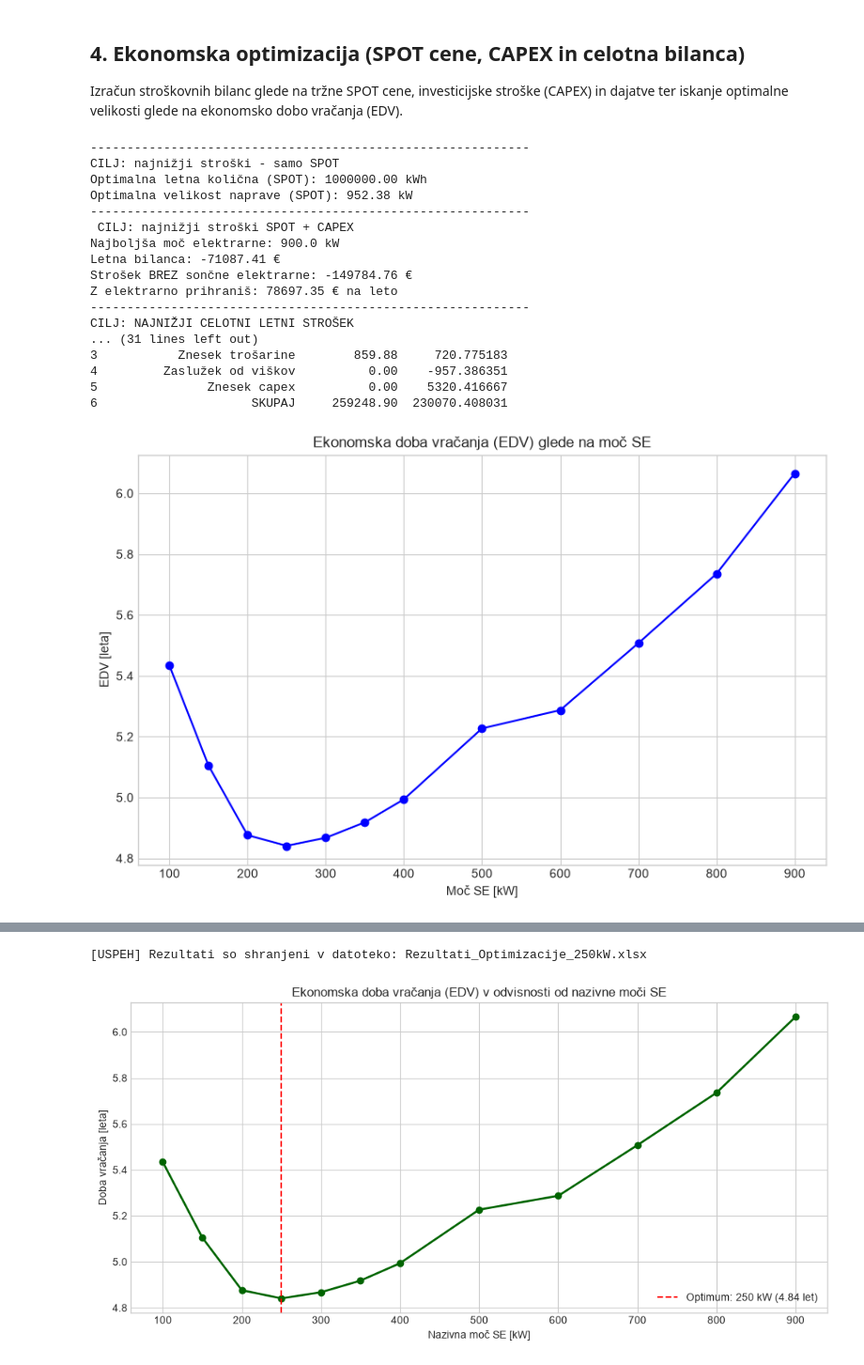
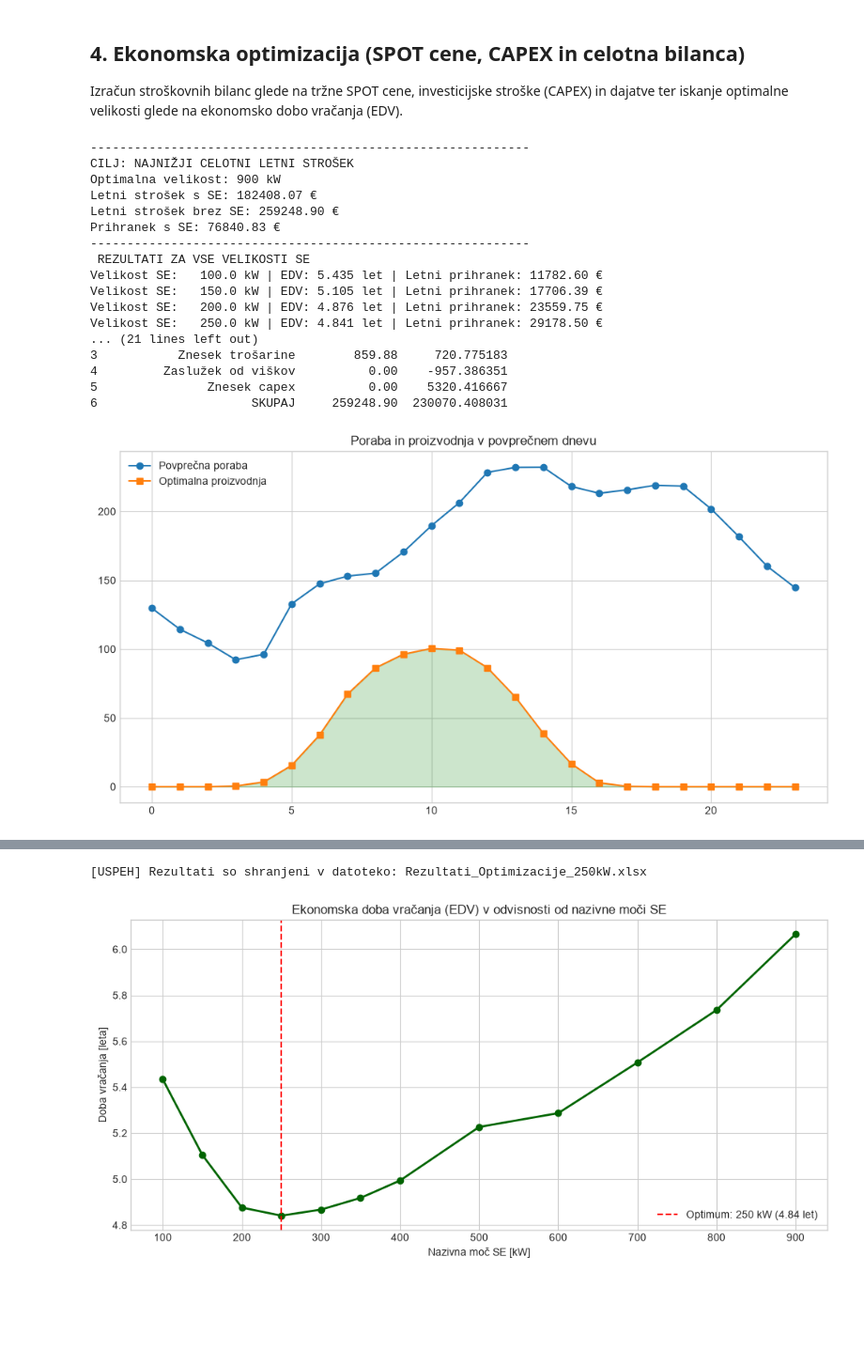
Before and after one commit to nikasvencbir/projektna-naloga-programiranje, a Jupyter notebook: analiza.ipynb, the cells around one changed output, grey strips where cells are left out. Shown at 94% size. Saved outputs shown, nothing was run; the diff lists cells and outputs as text; code cells hidden in the pictures; blank space fills up the shorter version.

Commit message:
Pobrisala sem dele analize za CAPEX + SPOT in samo SPOT, ker sta samo vmesna koraka. Pobrisala sem fudi funkciji, ki sta bili vezani nanje.

```diff
--- a/analiza.ipynb
+++ b/analiza.ipynb
@@ -362,27 +339,7 @@ Optimalna velikost: 659.71 kW
 ## 4. Ekonomska optimizacija (SPOT cene, CAPEX in celotna bilanca)
 Izračun stroškovnih bilanc glede na tržne SPOT cene, investicijske stroške (CAPEX) in dajatve ter iskanje optimalne velikosti glede na ekonomsko dobo vračanja (EDV).
 # %%
-# 3. SPOT optimizacija
-print("-" * 60)
-print("CILJ: najnižji stroški - samo SPOT")
-rezultati_spot = [izracunaj_f_spot(i, poraba, bazicna_proizvodnja, SPOT_cena) for i in velikosti]
-optimalni_i_spot = velikosti[np.argmax(rezultati_spot)]
-print(f"Optimalna letna količna (SPOT): {optimalni_i_spot:.2f} kWh")
-print(f"Optimalna velikost naprave (SPOT): {optimalni_i_spot / 1050:.2f} kW")
-
-# 4. CAPEX + SPOT
 scenariji = df_capex.copy()
-scenariji['Bilanca_EUR'] = scenariji.apply(lambda row: izracunaj_celotni_strosek(row, poraba, bazicna_proizvodnja, SPOT_cena), axis=1)
-najboljsa_opcija_capex = scenariji.loc[scenariji['Bilanca_EUR'].idxmax()]
-print("-" * 60)
-print(" CILJ: najnižji stroški SPOT + CAPEX ")
-print(f"Najboljša moč elektrarne: {najboljsa_opcija_capex['Moc_SE_kW']} kW")
-print(f"Letna bilanca: {najboljsa_opcija_capex['Bilanca_EUR']:.2f} €")
-
-strosek_brez_SE_osnovni = np.sum(poraba * (SPOT_cena/1000 + 5/1000))
-print(f"Strošek BREZ sončne elektrarne: -{strosek_brez_SE_osnovni:.2f} €")
-print(f"Z elektrarno prihraniš: {najboljsa_opcija_capex['Bilanca_EUR'] + strosek_brez_SE_osnovni:.2f} € na leto")
-
 # 5. Celotna bilanca
 print("-" * 60)
 print("CILJ: NAJNIŽJI CELOTNI LETNI STROŠEK")
@@ -412,6 +369,7 @@ for idx, row in scenariji.iterrows():
     donosnost_seznam.append((prihranek_v * 30) / row['CAPEX_EUR'])
     print(f"Velikost SE: {row['Moc_SE_kW']:7.1f} kW | EDV: {edv_v:5.3f} let | Letni prihranek: {prihranek_v:5.2f} €")
 
+
 scenariji['EDV_let'] = edv_seznam
 najboljsa_edv = scenariji.loc[scenariji['EDV_let'][scenariji['EDV_let']>0].idxmin()]
 opt_res_edv = najboljsa_edv['Rezultat_dict']
@@ -437,6 +395,18 @@ primerjava = {
 }
 print("\nOcena letnega prihranka s sončno elektrarno:")
 print(pd.DataFrame(primerjava))
+
+#Graf-dnevna samooskrba z optimalno SE glede na najnižji EDV
+plt.figure(figsize=(12, 6))
+ure = range(24)
+proizvodnja_optimalna_ura = povprečna_proizvodnja * najboljsa_edv['Moc_SE_kW'] * 1050
+plt.plot(ure, povprecna_poraba, label='Povprečna poraba', marker='o')
+plt.plot(ure, proizvodnja_optimalna_ura, label='Optimalna proizvodnja', marker='s')
+plt.fill_between(ure, np.minimum(povprecna_poraba, proizvodnja_optimalna_ura), color='green', alpha=0.2)
+plt.title('Poraba in proizvodnja v povprečnem dnevu')
+plt.legend()
+plt.grid(True)
+plt.show()
 
 # Končni graf
 plt.figure(figsize=(10,6))
@@ -449,42 +419,42 @@ plt.show()
 
 #excel tabela:
 # 1. Priprava podatkov za tabelo (izračunamo še stolpec Prihranek)
 df_koncna_tabela = pd.DataFrame(primerjava)
 
 # Prepričamo se, da so vrednosti številke
 df_koncna_tabela['Strošek pred'] = pd.to_numeric(df_koncna_tabela['Strošek pred'])
 df_koncna_tabela['Strošek po'] = pd.to_numeric(df_koncna_tabela['Strošek po'])
 
 # Izračunamo prihranek
 df_koncna_tabela['Prihranek'] = df_koncna_tabela['Strošek pred'] - df_koncna_tabela['Strošek po']
 
 
 # Ustvarimo kopijo za izvoz, da ne pokvarimo originalnih številk za izračune
 df_za_export = df_koncna_tabela.copy()
 for col in ['Strošek pred', 'Strošek po', 'Prihranek']:
     df_za_export[col] = df_za_export[col].apply(formatiraj_eur)
 
 # 3. Izvoz v Excel
 ime_datoteke = f"Rezultati_Optimizacije_{najboljsa_edv['Moc_SE_kW']}kW.xlsx"
 df_za_export.to_excel(ime_datoteke, index=False)
 
 print(f"\n[USPEH] Rezultati so shranjeni v datoteko: {ime_datoteke}")
 # %% [output]
-------------------------------------------------------------
-CILJ: najnižji stroški - samo SPOT
-Optimalna letna količna (SPOT): 1000000.00 kWh
-Optimalna velikost naprave (SPOT): 952.38 kW
-------------------------------------------------------------
- CILJ: najnižji stroški SPOT + CAPEX
-Najboljša moč elektrarne: 900.0 kW
-Letna bilanca: -71087.41 €
-Strošek BREZ sončne elektrarne: -149784.76 €
-Z elektrarno prihraniš: 78697.35 € na leto
 ------------------------------------------------------------
 CILJ: NAJNIŽJI CELOTNI LETNI STROŠEK
-... (31 lines left out)
+Optimalna velikost: 900 kW
+Letni strošek s SE: 182408.07 €
+Letni strošek brez SE: 259248.90 €
+Prihranek s SE: 76840.83 €
+------------------------------------------------------------
+ REZULTATI ZA VSE VELIKOSTI SE
+Velikost SE:   100.0 kW | EDV: 5.435 let | Letni prihranek: 11782.60 €
+Velikost SE:   150.0 kW | EDV: 5.105 let | Letni prihranek: 17706.39 €
+Velikost SE:   200.0 kW | EDV: 4.876 let | Letni prihranek: 23559.75 €
+Velikost SE:   250.0 kW | EDV: 4.841 let | Letni prihranek: 29178.50 €
+... (21 lines left out)
 3           Znesek trošarine        859.88     720.775183
 4         Zaslužek od viškov          0.00    -957.386351
 5               Znesek capex          0.00    5320.416667
 6                     SKUPAJ     259248.90  230070.408031
-[figure, old version]
+[figure, new version]
```
Also changed, not shown: parts of 4 cells of this notebook, 2 other files.
